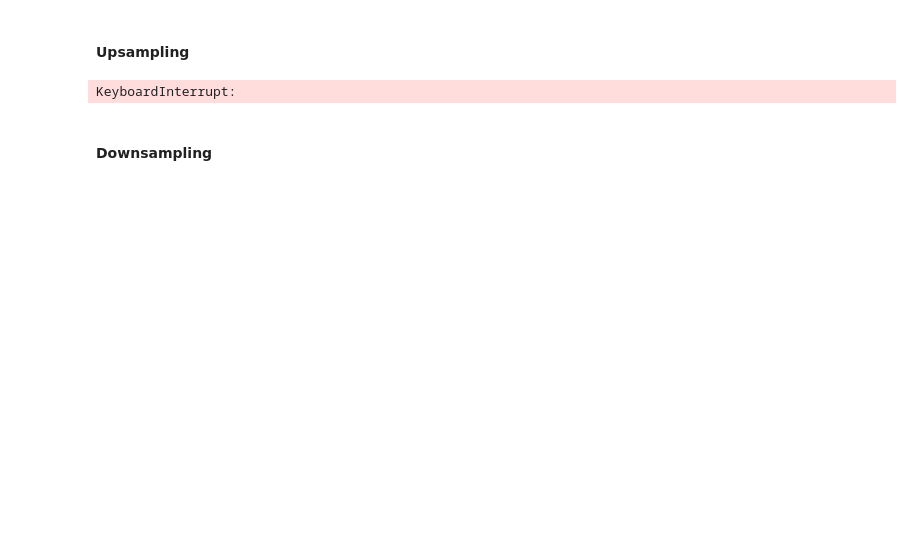
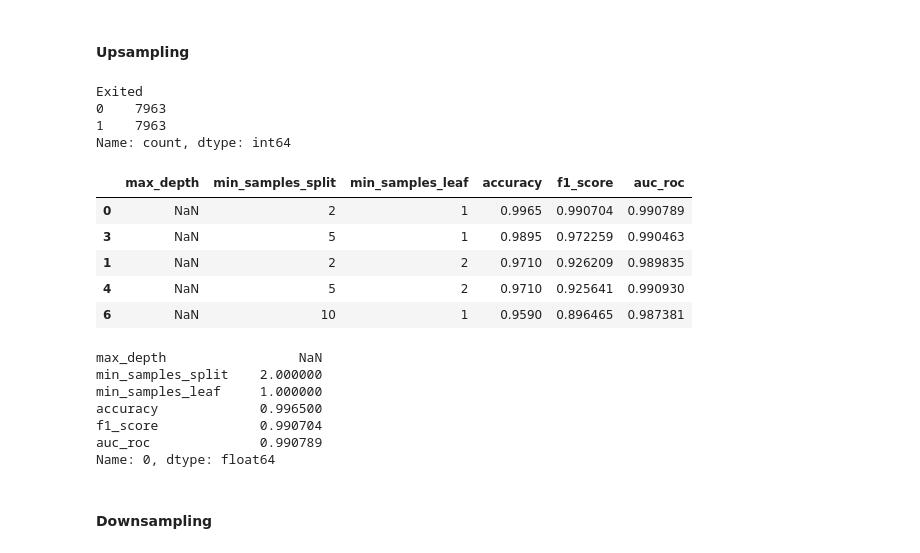
Before and after one commit to jestercruz/TripleTen-Projects, a Jupyter notebook: Sprint 8/notebook.ipynb, the cells around one changed output. Cells and saved outputs as stored; diff of their text form; code cells hidden in the pictures; blank space fills up the shorter version.

```diff
--- a/Sprint 8/notebook.ipynb
+++ b/Sprint 8/notebook.ipynb
@@ -428,31 +671,28 @@ gridsearch = GridSearchCV(RandomForestClassifier(random_state=42), param_grid, c
 # %% [markdown]
 #### Upsampling
-# %%
-# Upsampling
-def upsample(features, target, repeat=None):
-    # Separate majority and minority classes
-    features_zeros = features[target == 0]
-    features_ones = features[target == 1]
-    target_zeros = target[target == 0]
-    target_ones = target[target == 1]
-
-    # Upsample minority class to match the number of samples in majority class
-    features_upsampled = pd.concat([features_zeros] + [resample(features_ones, replace=True, n_samples=len(features_zeros), random_state=42)])
-    target_upsampled = pd.concat([target_zeros] + [resample(target_ones, replace=True, n_samples=len(target_zeros), random_state=42)])
-
-    # Shuffle the dataset
-    features_upsampled, target_upsampled = shuffle(features_upsampled, target_upsampled, random_state=42)
-
-    return features_upsampled, target_upsampled
-
-features_upsampled, target_upsampled = upsample(features_train, target_train)
-gridsearch.fit(features_upsampled, target_upsampled)
-print("Upsampling Best Params: ", gridsearch.best_params_)
-probabilities_valid = gridsearch.predict_proba(features_valid)
-predicted_valid = probabilities_valid[:, 1] > 0.4  # custom threshold
-print("Upsampling F1 Score: ", f1_score(target_valid, predicted_valid))
-print("Upsampling ROC-AUC Score: ", roc_auc_score(target_valid, predicted_valid))
-# %% [output]
-KeyboardInterrupt:
+# %%
+df_sorted = decision_tree_experiment(method='upsampling')
+df_display = df_sorted[['max_depth', 'min_samples_split', 'min_samples_leaf', 'accuracy', 'f1_score', 'auc_roc']]
+display(df_display.head())
+best = df_display.iloc[0]
+print(best)
+# %% [output]
+Exited
+0    7963
+1    7963
+Name: count, dtype: int64
+|  | max_depth | min_samples_split | min_samples_leaf | accuracy | f1_score | auc_roc |
+| 0 | NaN | 2 | 1 | 0.9965 | 0.990704 | 0.990789 |
+| 3 | NaN | 5 | 1 | 0.9895 | 0.972259 | 0.990463 |
+| 1 | NaN | 2 | 2 | 0.9710 | 0.926209 | 0.989835 |
+| 4 | NaN | 5 | 2 | 0.9710 | 0.925641 | 0.990930 |
+| 6 | NaN | 10 | 1 | 0.9590 | 0.896465 | 0.987381 |
+max_depth                 NaN
+min_samples_split    2.000000
+min_samples_leaf     1.000000
+accuracy             0.996500
+f1_score             0.990704
+auc_roc              0.990789
+Name: 0, dtype: float64
 # %% [markdown]
 #### Downsampling
```
Also changed, not shown: parts of 58 cells of this notebook.
